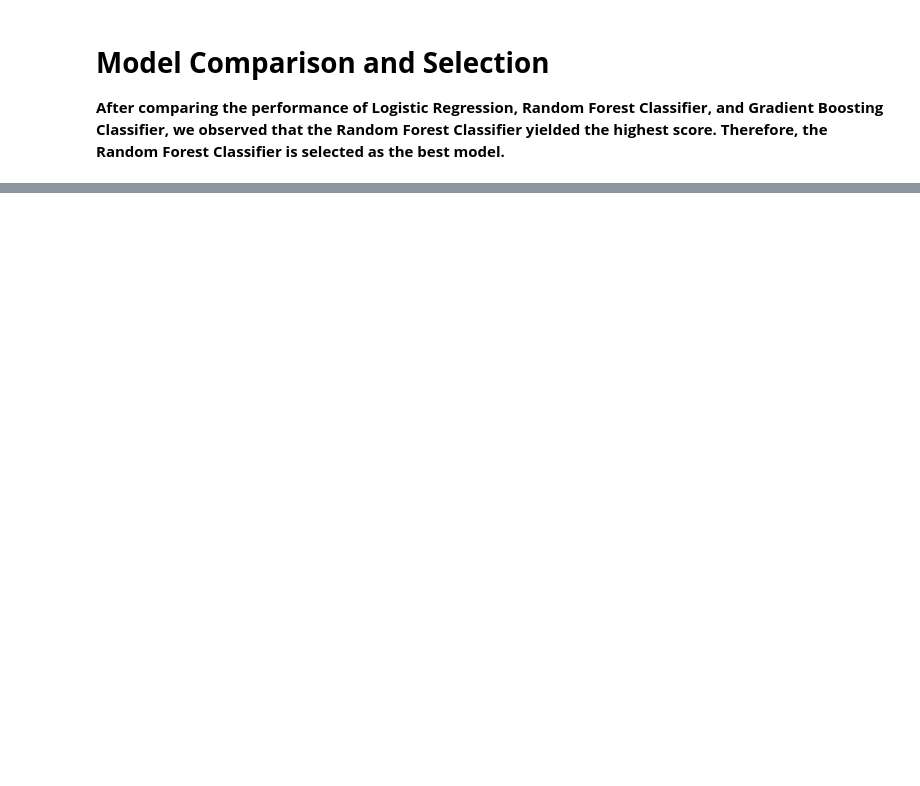
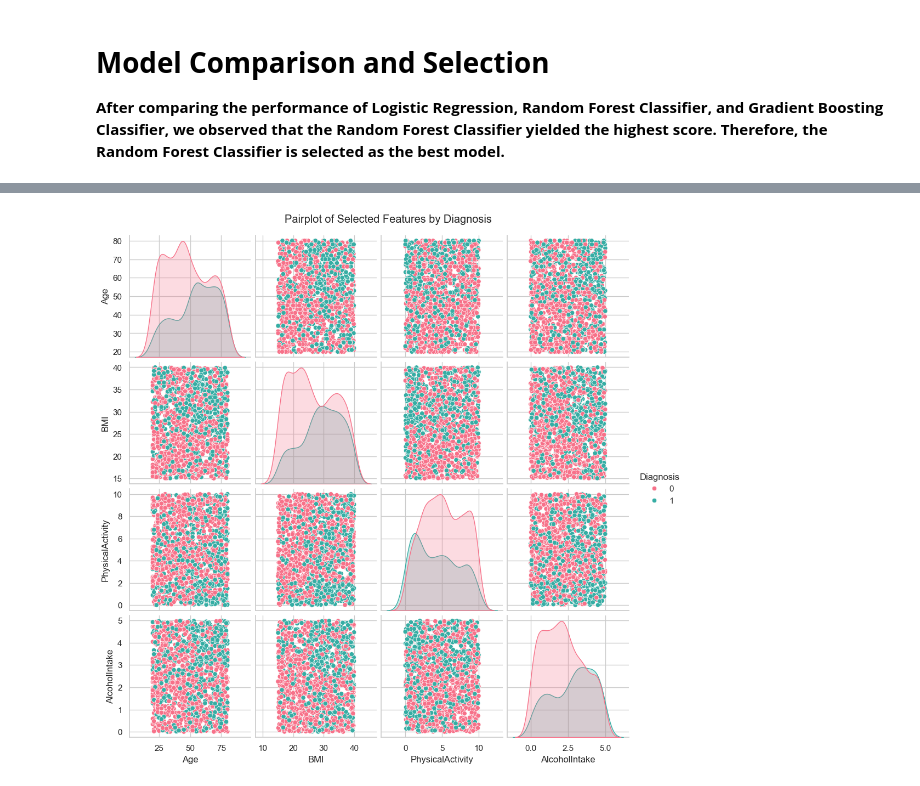
Before and after one commit to AMO-35/Cancer-Prediction-App, a Jupyter notebook: src/eda.ipynb, the cells around one changed output, grey strips where cells are left out. Cells and saved outputs as stored; diff of their text form; code cells hidden in the pictures; blank space fills up the shorter version.

```diff
--- a/src/eda.ipynb
+++ b/src/eda.ipynb
@@ -261,0 +300,7 @@ weighted avg       0.94      0.94      0.94       240
+# %%
+sns.pairplot(data, vars=['Age', 'BMI', 'PhysicalActivity', 'AlcoholIntake'],
+             hue='Diagnosis', diag_kind='kde', palette='husl')
+plt.suptitle('Pairplot of Selected Features by Diagnosis', y=1.02)
+plt.show()
+# %% [output]
+[figure, added]
```
Also changed, not shown: parts of 9 cells of this notebook, 4 other files.
